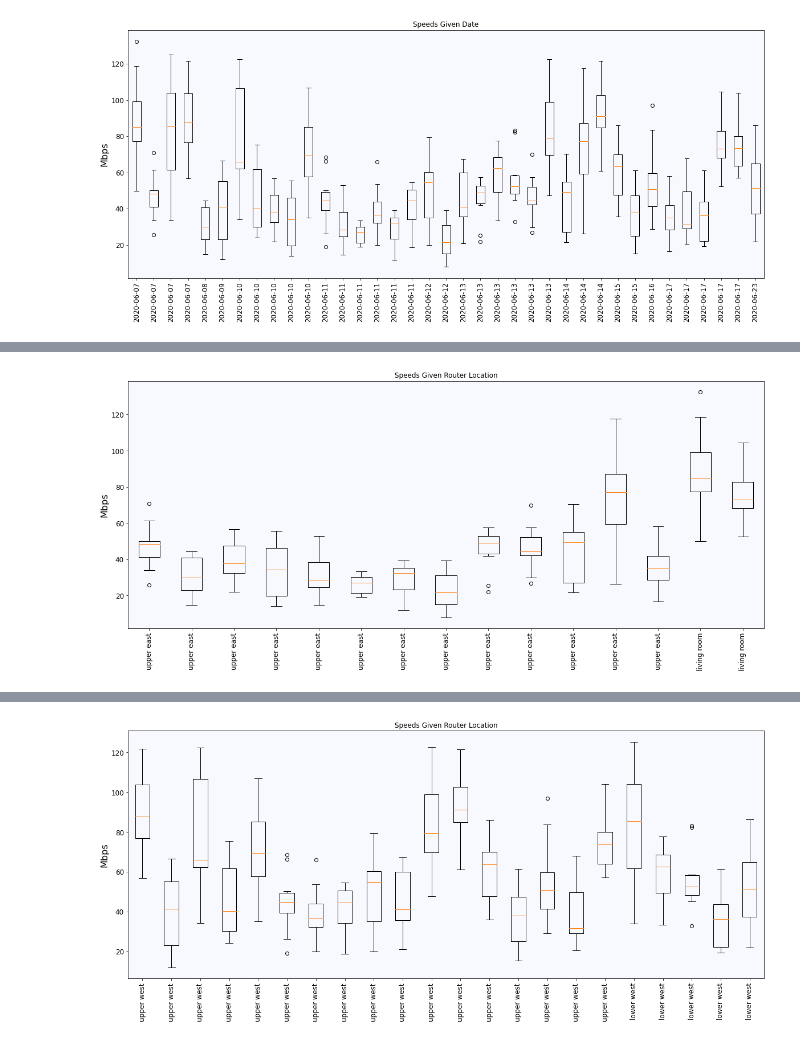
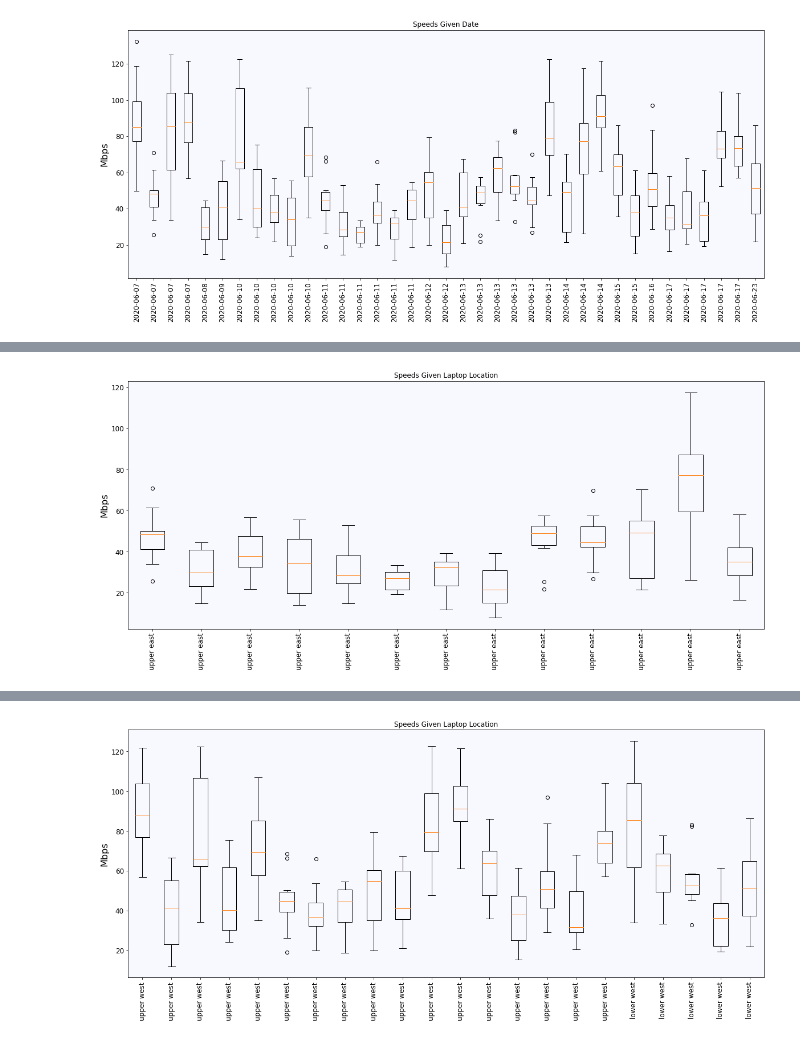
Before and after one commit to BigBangData/Speedtest, a Jupyter notebook: plot_speedtest.ipynb, the cells around one changed output, grey strips where cells are left out. Cells and saved outputs as stored; diff of their text form; code cells hidden in the pictures.

Commit message:
Decouple laptop v router location in analysis

```diff
--- a/plot_speedtest.ipynb
+++ b/plot_speedtest.ipynb
@@ -16,8 +16,10 @@ import custom_module as M
 from IPython.core.display import display, HTML
 display(HTML("<style>.container { width:100% !important; }</style>"))
 # %%
-# get master dict and convert to df
+# get master dict and convert to wide & long dfs
 _dict = M.gather_dicts()
-df = pd.DataFrame.from_dict(_dict)
-df
+df_wide = pd.DataFrame.from_dict(_dict)
+df_long = df_wide.T
+df_long.index = range(len(df_long))
+df_long.head()
 # %% [output]
@@ -115,6 +85,5 @@ Router locations might play a big role in speed variation - unfortunately I did
 # %%
-loc_df = M.transform_data(df, 'location')
-M.plot_results(loc_df[['upper east', 'living room']],
-               "Router Location")
+loc_df = M.transform_data(df_wide, 'location')
+M.plot_results(loc_df[['upper east']], "Laptop Location")
 # %% [output]
-[figure, old version]
+[figure, new version]
```
Also changed, not shown: parts of 24 cells of this notebook, 1 other file.
